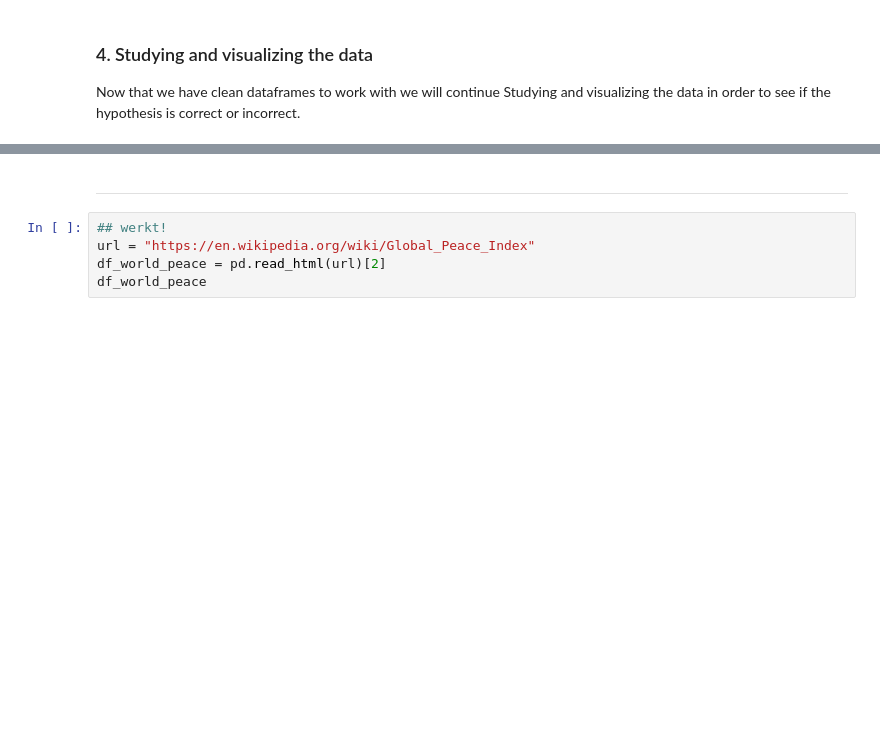
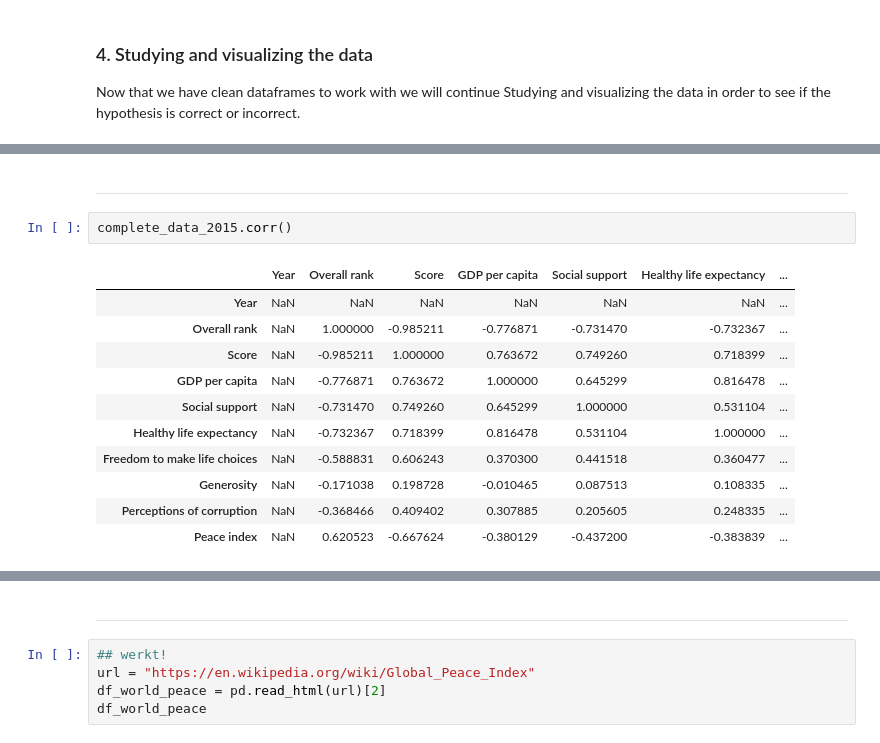
Before and after one commit to RoxannaW/Project_world_happiness, a Jupyter notebook: src/main.ipynb, the cells around one changed output, grey strips where cells are left out. Saved outputs shown, nothing was run; the diff lists cells and outputs as text; blank space fills up the shorter version.

```diff
--- a/src/main.ipynb
+++ b/src/main.ipynb
@@ -548,0 +620,16 @@ Now that we have clean dataframes to work with we will continue Studying and vis
+# %% [markdown]
+------------------------
+# %%
+complete_data_2015.corr()
+# %% [output]
+|  | Year | Overall rank | Score | GDP per capita | Social support | Healthy life expectancy | ... |
+| Year | NaN | NaN | NaN | NaN | NaN | NaN | ... |
+| Overall rank | NaN | 1.000000 | -0.985211 | -0.776871 | -0.731470 | -0.732367 | ... |
+| Score | NaN | -0.985211 | 1.000000 | 0.763672 | 0.749260 | 0.718399 | ... |
+| GDP per capita | NaN | -0.776871 | 0.763672 | 1.000000 | 0.645299 | 0.816478 | ... |
+| Social support | NaN | -0.731470 | 0.749260 | 0.645299 | 1.000000 | 0.531104 | ... |
+| Healthy life expectancy | NaN | -0.732367 | 0.718399 | 0.816478 | 0.531104 | 1.000000 | ... |
+| Freedom to make life choices | NaN | -0.588831 | 0.606243 | 0.370300 | 0.441518 | 0.360477 | ... |
+| Generosity | NaN | -0.171038 | 0.198728 | -0.010465 | 0.087513 | 0.108335 | ... |
+| Perceptions of corruption | NaN | -0.368466 | 0.409402 | 0.307885 | 0.205605 | 0.248335 | ... |
+| Peace index | NaN | 0.620523 | -0.667624 | -0.380129 | -0.437200 | -0.383839 | ... |
```
Also changed, not shown: parts of 22 cells of this notebook, 3 other files.
